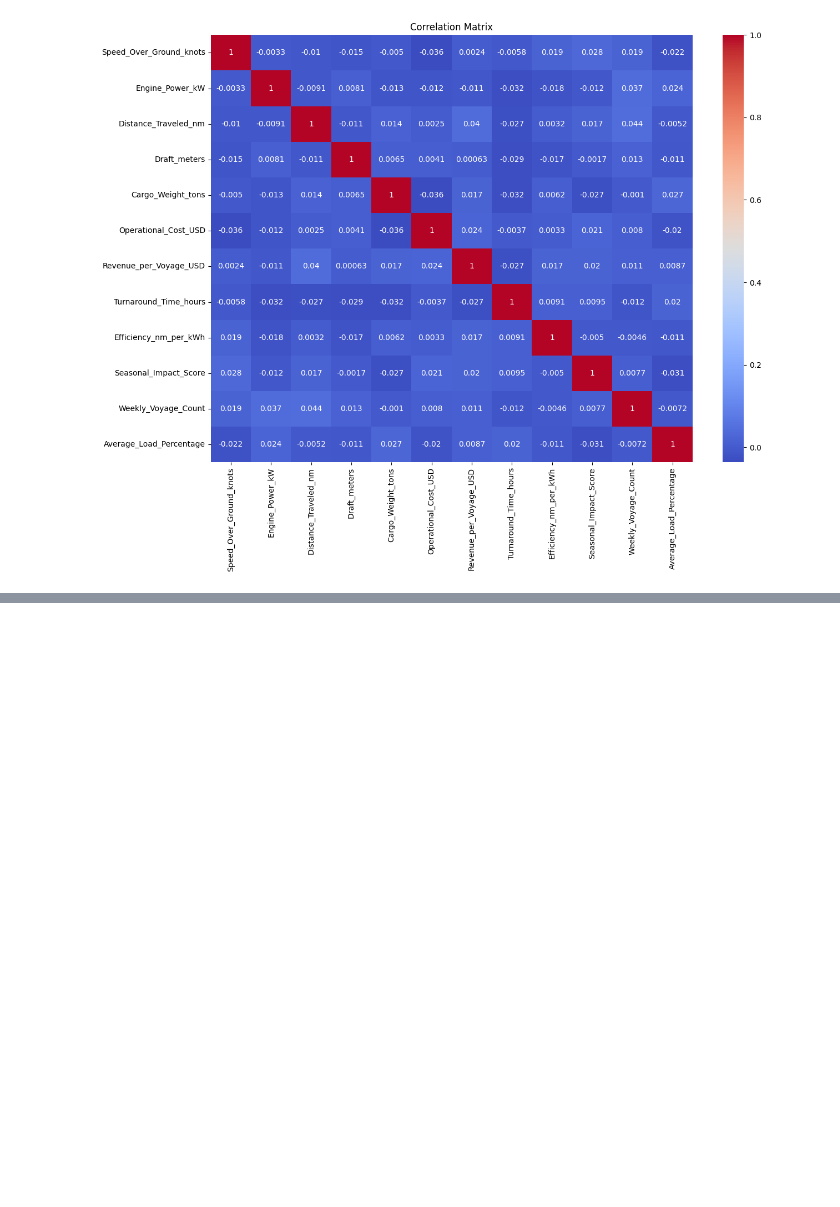
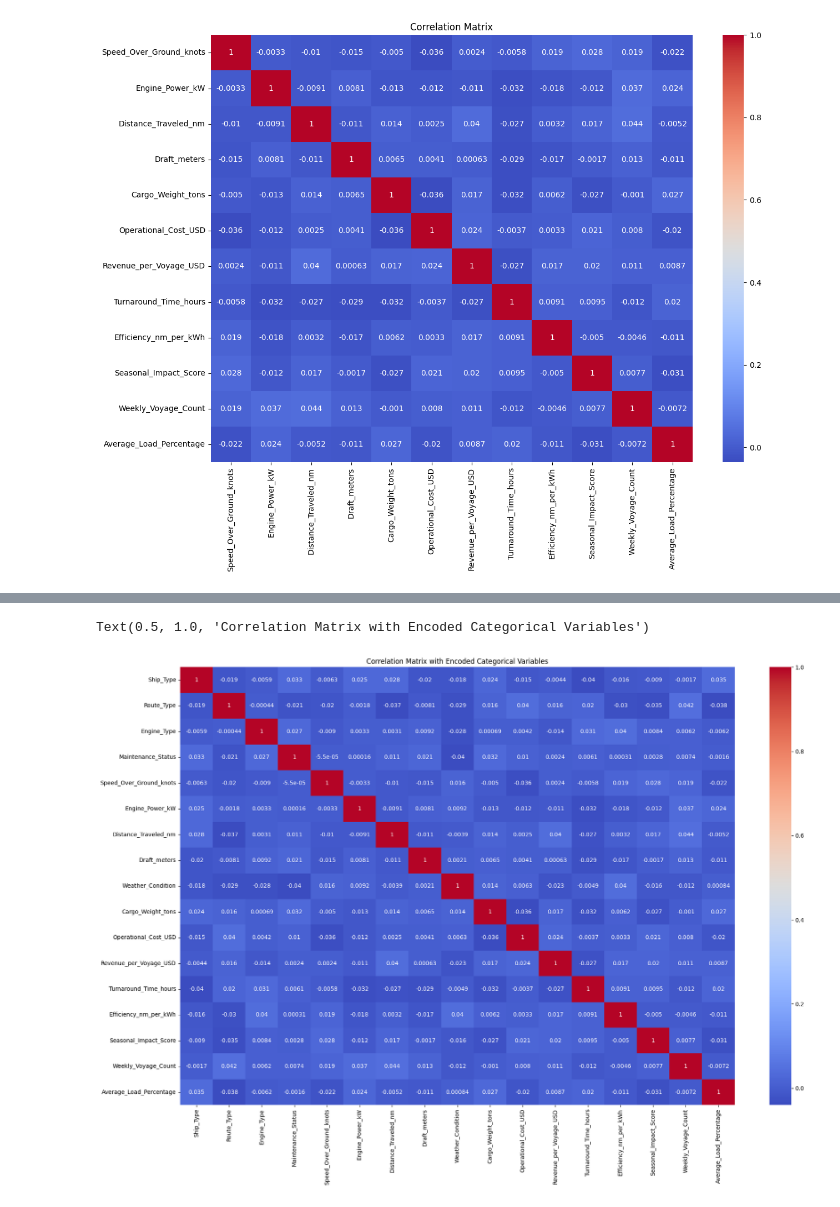
Before and after one commit to jupste/datascience-experiments, a Jupyter notebook: notebooks/eda.ipynb, the cells around one changed output, grey strips where cells are left out. Cells and saved outputs as stored; diff of their text form; code cells hidden in the pictures; blank space fills up the shorter version.

```diff
--- a/notebooks/eda.ipynb
+++ b/notebooks/eda.ipynb
@@ -127,0 +172,15 @@ plt.show()
+# %%
+from sklearn.preprocessing import StandardScaler
+
+# Standardize the data
+scaler = StandardScaler()
+scaled_data = scaler.fit_transform(data)
+# %%
+scaled_df = pd.DataFrame(scaled_data, columns=data.columns)
+plt.figure(figsize=(22,14))
+
+sns.heatmap(scaled_df.corr(), annot=True, cmap='coolwarm')
+plt.title("Correlation Matrix with Encoded Categorical Variables")
+# %% [output]
+Text(0.5, 1.0, 'Correlation Matrix with Encoded Categorical Variables')
+[figure, added]
```
Also changed, not shown: parts of 11 cells of this notebook.
